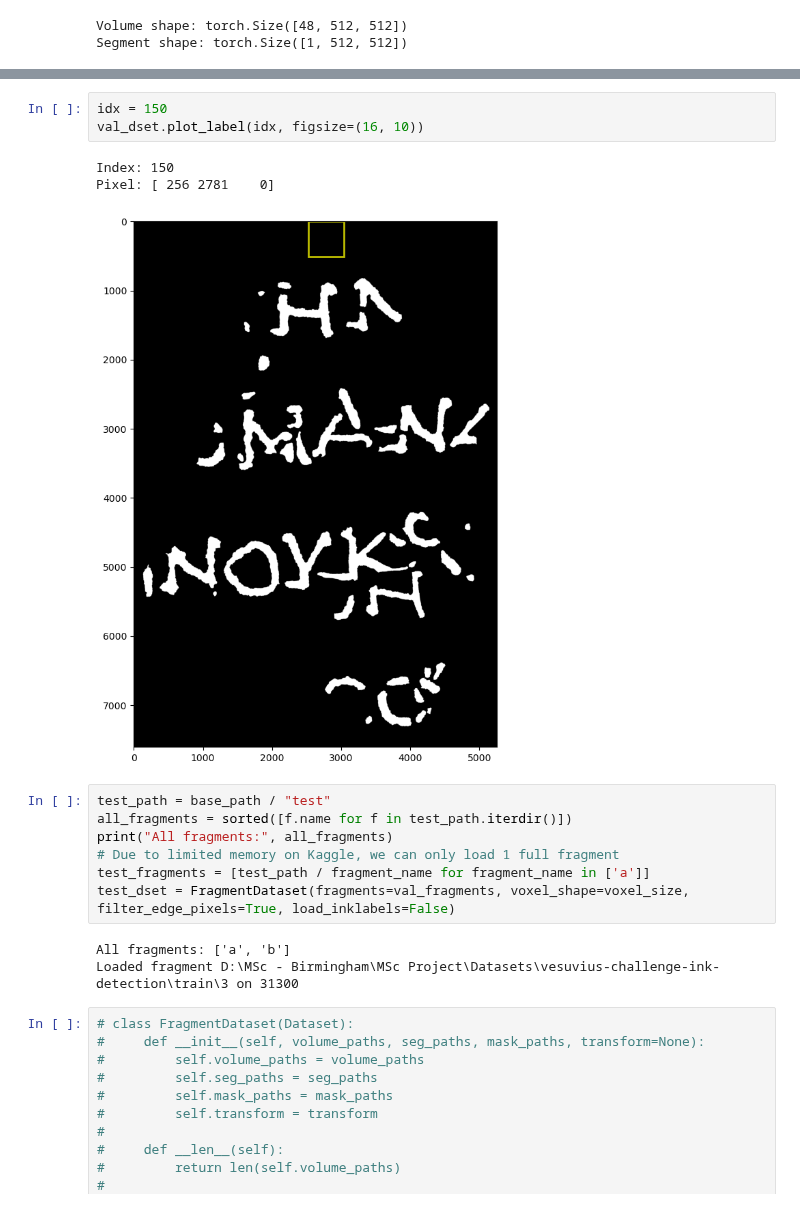
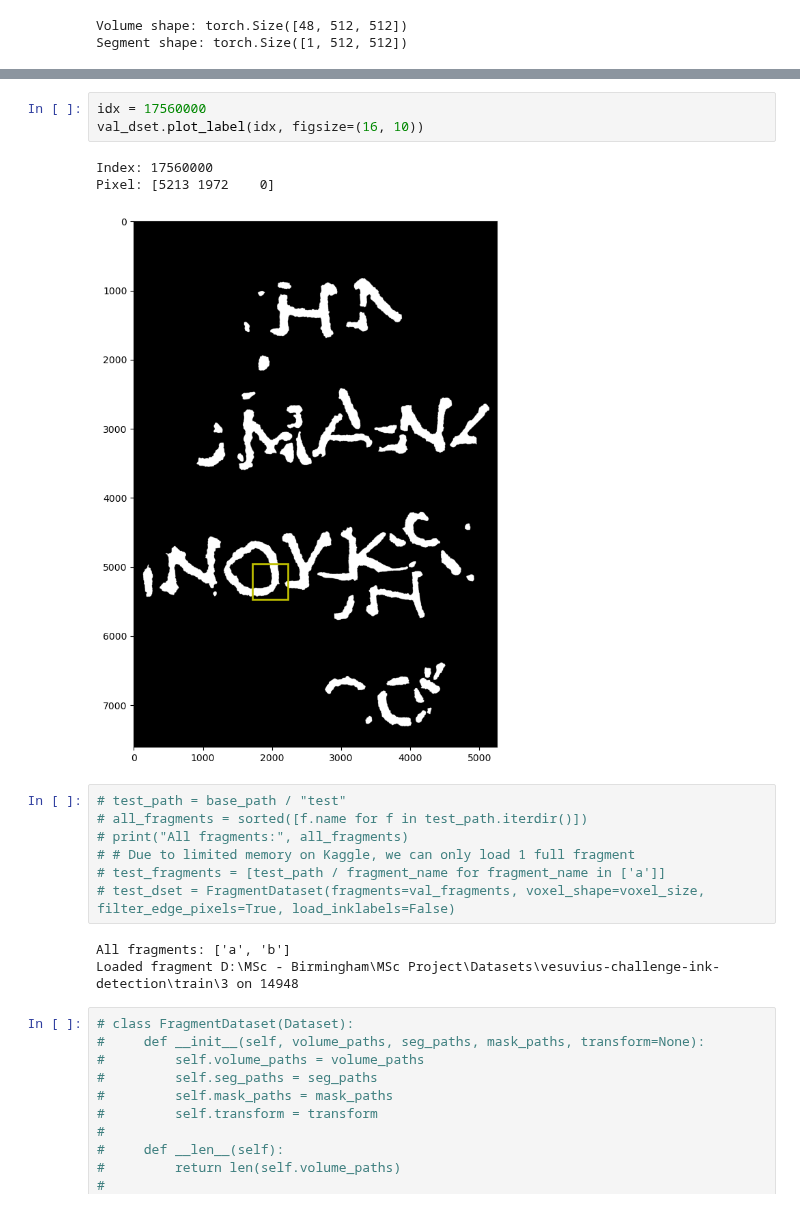
Before and after one commit to Wishmitha/Vesuvius, a Jupyter notebook: ink_detection/ink_detection_unet_pytorch_inbuilt_crops.ipynb, the cells around one changed output, grey strips where cells are left out. Cells and saved outputs as stored; diff of their text form.

```diff
--- a/ink_detection/ink_detection_unet_pytorch_inbuilt_crops.ipynb
+++ b/ink_detection/ink_detection_unet_pytorch_inbuilt_crops.ipynb
@@ -278,20 +266,20 @@ Loaded fragment D:\MSc - Birmingham\MSc Project\Datasets\vesuvius-challenge-ink-
 # %%
-idx = 150
+idx = 17560000
 val_dset.plot_label(idx, figsize=(16, 10))
 # %% [output]
-Index: 150
-Pixel: [ 256 2781    0]
+Index: 17560000
+Pixel: [5213 1972    0]
-[figure, old version]
+[figure, new version]
 # %%
-test_path = base_path / "test"
-all_fragments = sorted([f.name for f in test_path.iterdir()])
-print("All fragments:", all_fragments)
-# Due to limited memory on Kaggle, we can only load 1 full fragment
-test_fragments = [test_path / fragment_name for fragment_name in ['a']]
-test_dset = FragmentDataset(fragments=val_fragments, voxel_shape=voxel_size, filter_edge_pixels=True, load_inklabels=False)
+# test_path = base_path / "test"
+# all_fragments = sorted([f.name for f in test_path.iterdir()])
+# print("All fragments:", all_fragments)
+# # Due to limited memory on Kaggle, we can only load 1 full fragment
+# test_fragments = [test_path / fragment_name for fragment_name in ['a']]
+# test_dset = FragmentDataset(fragments=val_fragments, voxel_shape=voxel_size, filter_edge_pixels=True, load_inklabels=False)
 # %% [output]
 All fragments: ['a', 'b']
-Loaded fragment D:\MSc - Birmingham\MSc Project\Datasets\vesuvius-challenge-ink-detection\train\3 on 31300
+Loaded fragment D:\MSc - Birmingham\MSc Project\Datasets\vesuvius-challenge-ink-detection\train\3 on 14948
 # %%
 # class FragmentDataset(Dataset):
 #     def __init__(self, volume_paths, seg_paths, mask_paths, transform=None):
```
Also changed, not shown: parts of 11 cells of this notebook, 1 other file.
